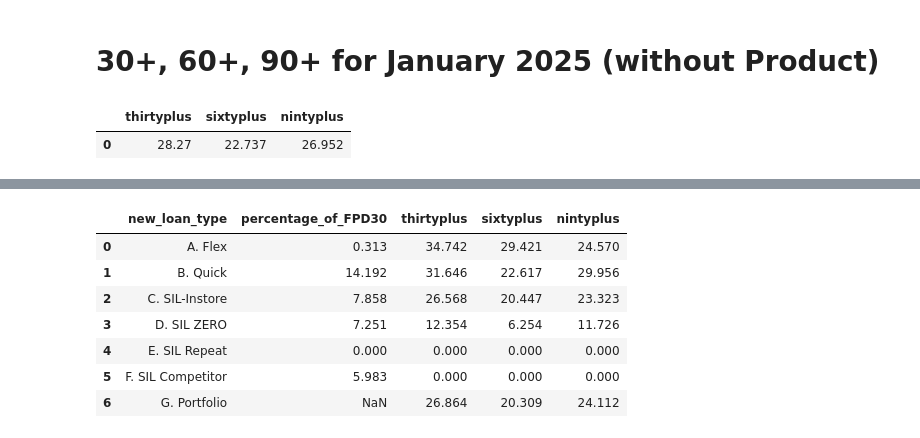
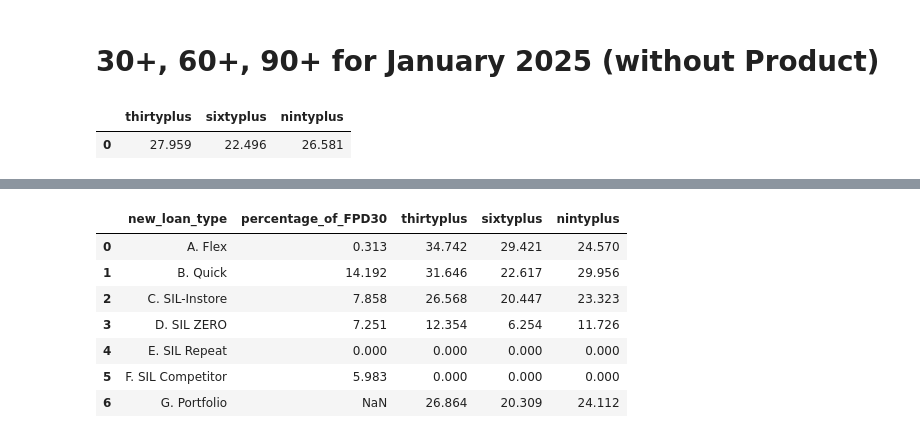
Before and after one commit to dchakroborti-tonik/KRI_Report_New, a Jupyter notebook: Notebook/New Notebook/newkrireportApril2024.ipynb, the cells around one changed output, grey strips where cells are left out. Cells and saved outputs as stored; diff of their text form; code cells hidden in the pictures.

```diff
--- a/Notebook/New Notebook/newkrireportApril2024.ipynb
+++ b/Notebook/New Notebook/newkrireportApril2024.ipynb
@@ -93,35 +104,37 @@ secondpartJan25
 # %% [markdown]
 # 30+, 60+, 90+ for January 2025 (without Product)
 # %%
-sq = """with b as
+sq = """
+with b as
 (select
 count(distinct t2.loanAccountNumber) cnt_loan
 , count(distinct case when t2.Max_current_DPD >=30 then t2.loanAccountNumber end) thirtyplus
 , count(distinct case when date_diff(date(t2.bucketDate), date(t2.firstduedate), day) >=30 then t2.loanAccountNumber end) obsthirtyplus
 , count(distinct case when t2.Max_current_DPD >=60 then t2.loanAccountNumber end) sixtyplus
 , count(distinct case when date_diff(date(t2.bucketDate), date(t2.firstduedate), day) >=60 then t2.loanAccountNumber end) obssixtyplus
 , count(distinct case when t2.Max_current_DPD >=90 then t2.loanAccountNumber end) nintyplus
 , count(distinct case when date_diff(date(t2.bucketDate), date(t2.firstduedate), day) >= 90 then t2.loanAccountNumber end) obsnintyplus
 from `risk_credit_mis.loan_bucket_flow_report_core` t2
 inner join `risk_credit_mis.loan_master_table` t1 on t2.loanAccountNumber = t1.loanAccountNumber
 WHERE t1.flagDisbursement = 1
-and t1.new_loan_type in ('Quick','Flex','SIL-Instore', 'SIL ZERO', 'SIL Competitor', 'SIL Repeat')
+and (case when t1.new_loan_type = 'Flex-up' and reloan_flag = 1 then 'Reloan'
+else t1.new_loan_type end)  in ('Quick','Flex','SIL-Instore', 'SIL ZERO', 'SIL Competitor', 'SIL Repeat', 'Reloan')
 and t2.loanStatus in ('In Arrears','Normal')
 and t2.bucketDate in ('2025-01-31')
 )
 select
 case when sum(obsthirtyplus) = 0 then 0 else round(sum(thirtyplus)/sum(obsthirtyplus)*100, 3) end as thirtyplus,
 case when sum(obsthirtyplus) = 0 then 0 else round(sum(sixtyplus)/sum(obsthirtyplus)*100, 3) end as sixtyplus,
 case when sum(obsnintyplus) = 0 then 0 else round(sum(nintyplus)/sum(obsnintyplus)*100, 3) end as nintyplus,
 from b
 order by 1
 ;"""
 
 thirdpartJan25 = client.query(sq).to_dataframe(progress_bar_type='tqdm')
 thirdpartJan25
 # %% [output]
 |  | thirtyplus | sixtyplus | nintyplus |
-| 0 | 28.27 | 22.737 | 26.952 |
+| 0 | 27.959 | 22.496 | 26.581 |
 # %%
 jan25fpd30.head()
 # %% [output]
```
Also changed, not shown: parts of 8 cells of this notebook.
